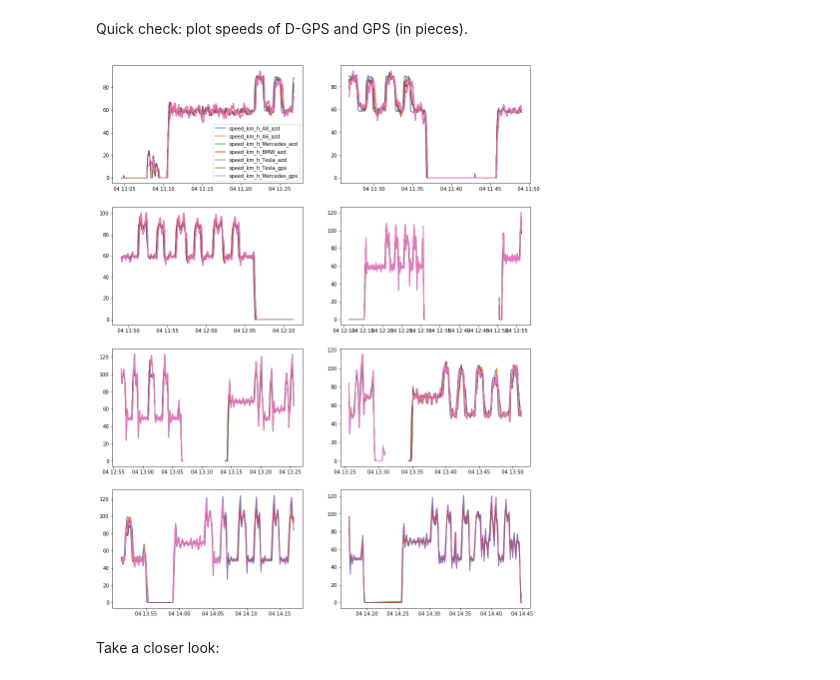
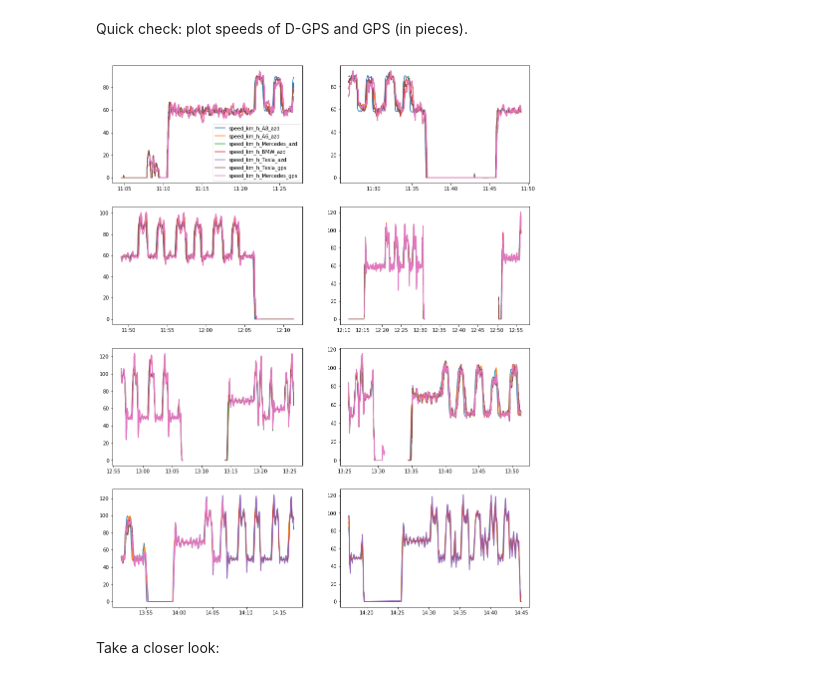
Before and after one commit to iipr/deep-auto-pi, a Jupyter notebook: notebooks/data-synchronization.ipynb, the cells around one changed output. Saved outputs shown, nothing was run; the diff lists cells and outputs as text; code cells hidden in the pictures.

```diff
--- a/notebooks/data-synchronization.ipynb
+++ b/notebooks/data-synchronization.ipynb
@@ -594,19 +535,28 @@ for idx in range(len(tesla_files)):
     df_merc = convert_to_time(pd.read_csv(path_merc + merc_files[idx]))
     df_dgps = adjust_time(pd.read_csv(path_dgps + dgps_files[idx]))
     df_dgps.drop(columns='Unnamed: 0', axis=1, inplace=True)
+    # Tesla camera plots
     ax[idx, 0].plot(df_tesla.utc_timestamp, df_tesla.enhanced_speed, color='grey')
     ax[idx, 0].set_title(tesla_files[idx])
+    ax[idx, 0].xaxis.set_major_formatter(mdates.DateFormatter("%H:%M"))
+    # D-GPS plots
     ax[idx, 1].plot(df_dgps.utc_timestamp, df_dgps['Velocity(m/s) Tesla azd'] * 3600 / 1000)
     ax[idx, 1].plot(df_dgps.utc_timestamp, df_dgps['Velocity(m/s) Mercedes azd'] * 3600 / 1000)
     ax[idx, 1].legend(['Tesla', 'Merc'])
     ax[idx, 1].set_title(dgps_files[idx])
+    ax[idx, 1].xaxis.set_major_formatter(mdates.DateFormatter("%H:%M"))
+    # Mercedes camera plots
     ax[idx, 2].plot(df_merc.utc_timestamp, df_merc.enhanced_speed, color='r')
     ax[idx, 2].set_title(merc_files[idx])
+    ax[idx, 2].xaxis.set_major_formatter(mdates.DateFormatter("%H:%M"))
 
 df_dgps = adjust_time(pd.read_csv(path_dgps + dgps_files[7]))
+ax[7, 1].plot(df_dgps.utc_timestamp, df_dgps['Velocity(m/s) Tesla azd'] * 3600 / 1000)
 ax[7, 1].plot(df_dgps.utc_timestamp, df_dgps['Velocity(m/s) Mercedes azd'] * 3600 / 1000)
 ax[7, 1].legend(['Tesla', 'Merc'])
 ax[7, 1].set_title(dgps_files[7])
+ax[7, 1].xaxis.set_major_formatter(mdates.DateFormatter("%H:%M"))
 
+plt.tight_layout()
 plt.show()
 # %% [output]
@@ -667,7 +616,7 @@ df_ord
 # %% [markdown]
 Lets check that the match is correct for all rows:
 # %%
-df_aux = df_ord[~df_ord.dpgs.isna()]
+df_aux = df_ord[~df_ord.dgps.isna()]
 fig, axs = plt.subplots(4, 2)
 fig.set_size_inches(15, 20)
 
@@ -689,6 +638,7 @@ for idx, ax in enumerate(axs.reshape(-1)):
     ax.plot(df_merc.utc_timestamp, df_merc.enhanced_speed, color='r', lw=0.5)
     ax.set_title(df_aux.iloc[idx, 0])
     ax.legend(['DGPS Tesla', 'DGPS Merc', 'GPS Tesla', 'GPS Merc'])
+    ax.xaxis.set_major_formatter(mdates.DateFormatter("%H:%M"))
 
 plt.show()
 # %% [output]
@@ -695,0 +650,27 @@ plt.show()
+# %%
+tesla_videos = ['V0350035.GLV',   # 0
+                'V0360037.GLV',   # 1
+                'V0380039.GLV',   # 2
+                'V0420043.GLV',   # 3
+                'V0390040.GLV',   # 4
+                'V0410042.GLV',   # 5
+                'V0400041.GLV',   # 6
+                np.nan,
+                np.nan,
+                np.nan]
+
+mercedes_videos = ['V0830086.GLV+V0830087.GLV',  # 0
+                   'V0840088.GLV',               # 1
+                   'V0850089.GLV',               # 2
+                   'V0880092.GLV',               # 3
+                   'V0860090.GLV',               # 4
+                   np.nan,
+                   'V0870091.GLV',               # 6
+                   np.nan,
+                   np.nan,
+                   'V0890093.GLV']               # 9
+
+df_ord['tesla_videos'] = tesla_videos
+df_ord['mercedes_videos'] = mercedes_videos
+df_ord.to_csv('../data/tmp/merged/files_matching.csv', index=False)
+df_ord
@@ -715,0 +743,3 @@ df_aux
+# %%
+df_aux = df_ord[~df_ord.dgps.isna()]
+df_aux
@@ -856,18 +896,19 @@ Quick check: plot speeds of D-GPS and GPS (in pieces).
 # %%
 fig, axs = plt.subplots(4, 2)
 fig.set_size_inches(15, 20)
 steps = df_full.shape[0] // 8
 cols = [c for c in df_full.columns if 'speed' in c and 'ubx' not in c]
 
 for idx, ax in enumerate(axs.reshape(-1)):
     ax.plot(df_full.loc[idx*steps:(idx+1)*steps, 'utc_timestamp'],
             df_full.loc[idx*steps:(idx+1)*steps, cols])
+    ax.xaxis.set_major_formatter(mdates.DateFormatter("%H:%M"))
     if idx == 0:
         ax.legend(cols)
 
 plt.show()
 # %% [output]
-[figure, old version]
+[figure, new version]
 # %% [markdown]
 Take a closer look:
 # %%
```
Also changed, not shown: parts of 51 cells of this notebook.
